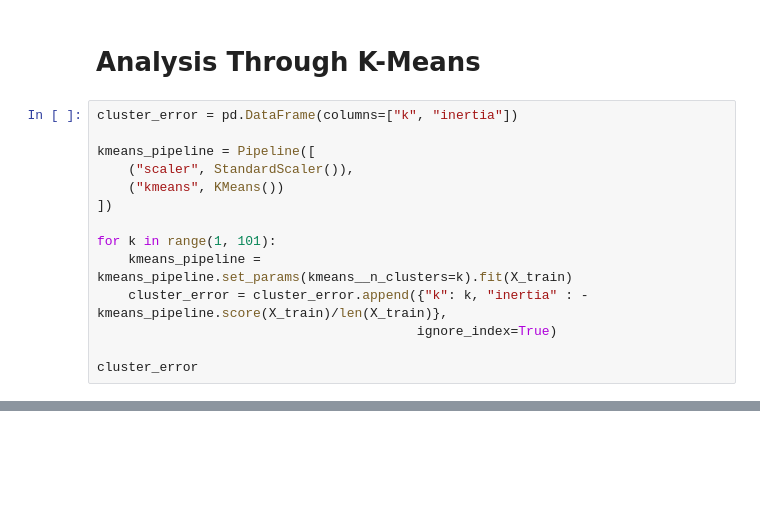
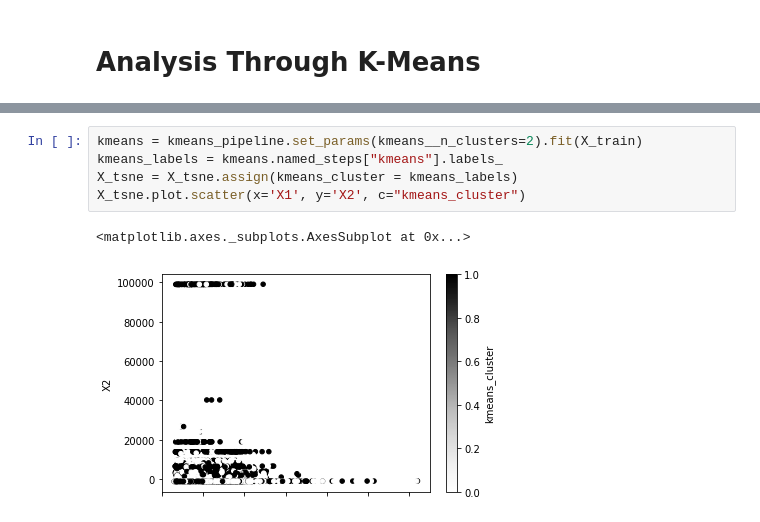
Before and after one commit to JonMcEntee/gatech, a Jupyter notebook: assignment_3/unsupervised_learning.ipynb, the cells around one changed output, grey strips where cells are left out. Cells and saved outputs as stored; diff of their text form; blank space fills up the shorter version.

```diff
--- a/assignment_3/unsupervised_learning.ipynb
+++ b/assignment_3/unsupervised_learning.ipynb
@@ -89,16 +98,2 @@ cross_val_score(estimator=clf, X=X_train, y=y_train, cv=10).mean()
 # %% [markdown]
 # Analysis Through K-Means
-# %%
-cluster_error = pd.DataFrame(columns=["k", "inertia"])
-
-kmeans_pipeline = Pipeline([
-    ("scaler", StandardScaler()),
-    ("kmeans", KMeans())
-])
-
-for k in range(1, 101):
-    kmeans_pipeline = kmeans_pipeline.set_params(kmeans__n_clusters=k).fit(X_train)
-    cluster_error = cluster_error.append({"k": k, "inertia" : -kmeans_pipeline.score(X_train)/len(X_train)},
-                                         ignore_index=True)
-
-cluster_error
@@ -128,0 +227,8 @@ cluster_error.to_csv('bncluster')
+# %%
+kmeans = kmeans_pipeline.set_params(kmeans__n_clusters=2).fit(X_train)
+kmeans_labels = kmeans.named_steps["kmeans"].labels_
+X_tsne = X_tsne.assign(kmeans_cluster = kmeans_labels)
+X_tsne.plot.scatter(x='X1', y='X2', c="kmeans_cluster")
+# %% [output]
+<matplotlib.axes._subplots.AxesSubplot at 0x...>
+[figure, added]
```
Also changed, not shown: parts of 13 cells of this notebook, 2 other files.
